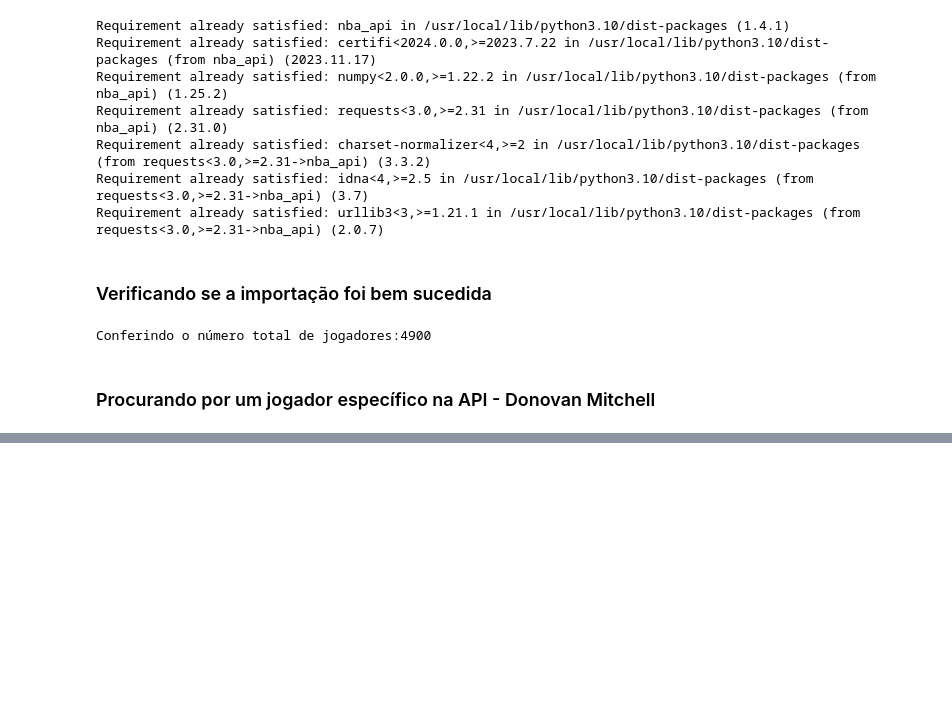
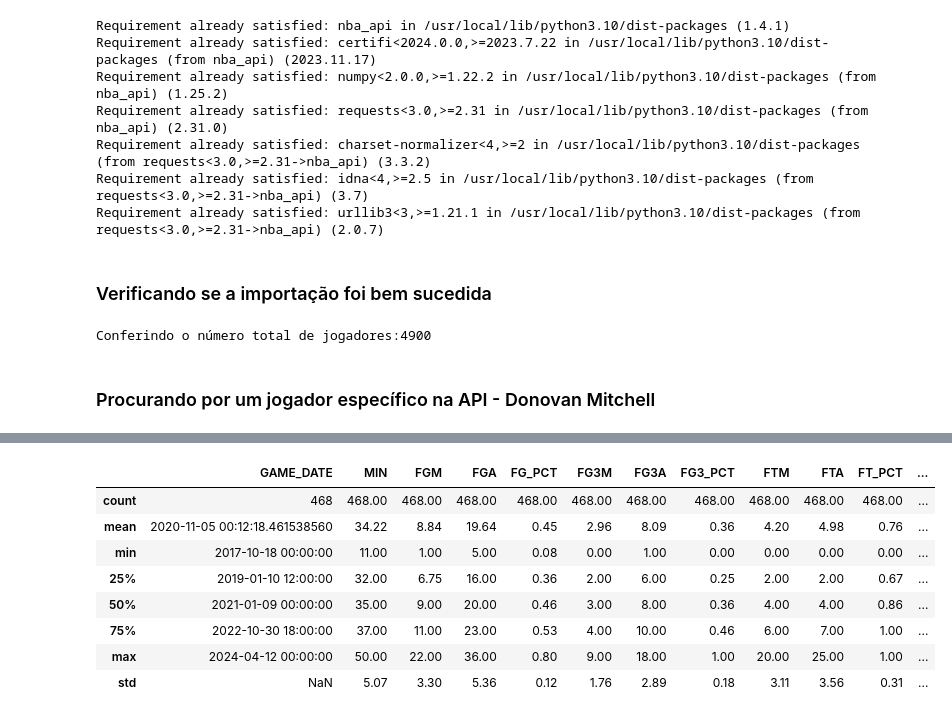
Before and after one commit to soadD/data_model, a Jupyter notebook: Projeto_Modelo_de_Análise_de_Dados.ipynb, the cells around one changed output, grey strips where cells are left out. Cells and saved outputs as stored; diff of their text form; code cells hidden in the pictures; blank space fills up the shorter version.

```diff
--- a/Projeto_Modelo_de_Análise_de_Dados.ipynb
+++ b/Projeto_Modelo_de_Análise_de_Dados.ipynb
@@ -50,0 +280,17 @@ spida_id = spida['id']
+# %%
+#Criando uma função para os dois casos
+def split_matchup(row):
+    if ' vs. ' in row:
+        return row.split(' vs. ')
+    elif ' @ ' in row:
+        return row.split(' @ ')
+    return [row, '']
+# %%
+#Agora criando duas colunas e separando com base na função anterior
+spida_all[['Team', 'Opponent']] = spida_all['MATCHUP'].apply(lambda x: pd.Series(split_matchup(x)))
+
+# O método .apply() permite aplicar uma função a cada elemento de uma Series (ou DataFrame).
+# lambda x: ... define uma função anônima (lambda) que toma um argumento x (que representa cada valor na coluna "MATCHUP").
+# split_matchup(x) aplica a função split_matchup ao valor x.
+# pd.Series(...) transforma o resultado de split_matchup(x) em uma Series do pandas. Isso é necessário porque a função -
+# - split_matchup retorna uma lista, e a conversão para Series permite expandir os elementos da lista em colunas separadas.
@@ -50,0 +300,11 @@ spida_id = spida['id']
+# %%
+#Criando uma Nova coluna para informar se os jogos foram em casa ou fora:
+def determinar_tipo_jogo(matchup):
+    if ' vs. ' in matchup:
+        return 'home'
+    elif ' @ ' in matchup:
+        return 'away'
+    else:
+     return None
+# %%
+spida_all['type_of_game'] = spida_all['MATCHUP'].apply(lambda x: determinar_tipo_jogo(x))
@@ -50,0 +396,13 @@ spida_id = spida['id']
+# %%
+#Avaliando tabela mais a fundo (com apenas duas casas decimais)
+spida_all.describe().round(2)
+# %% [output]
+|  | GAME_DATE | MIN | FGM | FGA | FG_PCT | FG3M | FG3A | FG3_PCT | FTM | FTA | FT_PCT | ... |
+| count | 468 | 468.00 | 468.00 | 468.00 | 468.00 | 468.00 | 468.00 | 468.00 | 468.00 | 468.00 | 468.00 | ... |
+| mean | 2020-11-05 00:12:18.461538560 | 34.22 | 8.84 | 19.64 | 0.45 | 2.96 | 8.09 | 0.36 | 4.20 | 4.98 | 0.76 | ... |
+| min | 2017-10-18 00:00:00 | 11.00 | 1.00 | 5.00 | 0.08 | 0.00 | 1.00 | 0.00 | 0.00 | 0.00 | 0.00 | ... |
+| 25% | 2019-01-10 12:00:00 | 32.00 | 6.75 | 16.00 | 0.36 | 2.00 | 6.00 | 0.25 | 2.00 | 2.00 | 0.67 | ... |
+| 50% | 2021-01-09 00:00:00 | 35.00 | 9.00 | 20.00 | 0.46 | 3.00 | 8.00 | 0.36 | 4.00 | 4.00 | 0.86 | ... |
+| 75% | 2022-10-30 18:00:00 | 37.00 | 11.00 | 23.00 | 0.53 | 4.00 | 10.00 | 0.46 | 6.00 | 7.00 | 1.00 | ... |
+| max | 2024-04-12 00:00:00 | 50.00 | 22.00 | 36.00 | 0.80 | 9.00 | 18.00 | 1.00 | 20.00 | 25.00 | 1.00 | ... |
+| std | NaN | 5.07 | 3.30 | 5.36 | 0.12 | 1.76 | 2.89 | 0.18 | 3.11 | 3.56 | 0.31 | ... |
```
Also changed, not shown: parts of 51 cells of this notebook.
